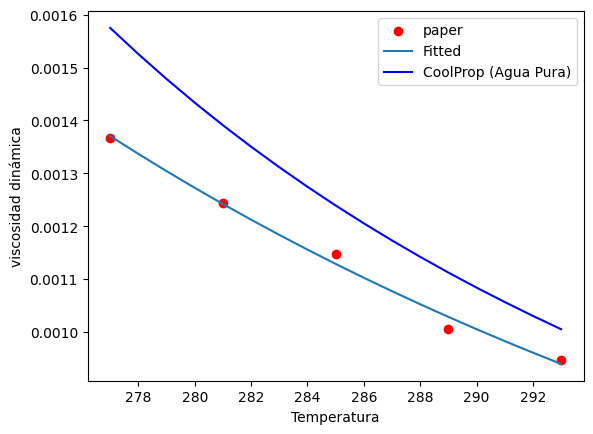
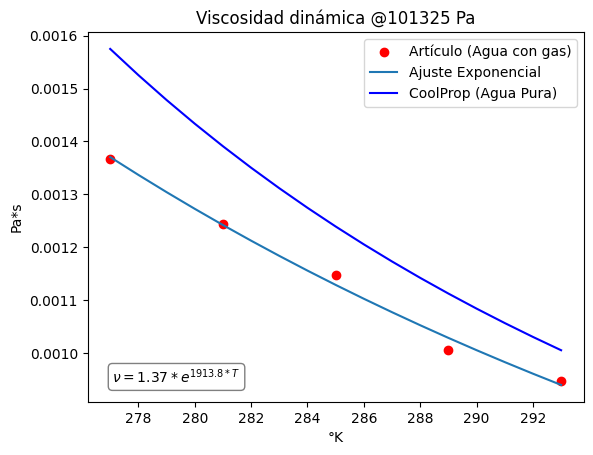
Unified diff of the notebook cell whose output changed from the first chart to the second:
--- before
+++ after
@@ -1,7 +1,15 @@
 fig, ax = plt.subplots()
-ax.scatter(T,nu, label = "paper", color = "red")
-ax.plot(np.arange(277, 294,1), nu_fit, label = "Fitted")
+ax.scatter(T,nu, label = "Artículo (Agua con gas)", color = "red")
+ax.plot(np.arange(277, 294,1), nu_fit, label = "Ajuste Exponencial")
 ax.plot(Trange, nu_coolprop, label="CoolProp (Agua Pura)", color="blue")
-ax.set_ylabel("viscosidad dinámica")
-ax.set_xlabel("Temperatura");
+ax.set_title("Viscosidad dinámica @101325 Pa")
+ax.set_ylabel("Pa*s")
+ax.set_xlabel("°K");
+ax.annotate(
+text=r"$\nu = 1.37*e^{1913.8*T}$",
+    xy=(0.05, 0.05),              # (X, Y) Posición: 5% a la derecha, 5% hacia arriba
+    xycoords='axes fraction',     # Las coordenadas son relativas al tamaño del gráfico
+    fontsize=10,                  # Opcional: tamaño de la letra
+    bbox=dict(boxstyle="round,pad=0.3", fc="white", ec="gray", lw=1) # Opcional: le pone una cajita de fondo
+)
 ax.legend();

Commit: asd